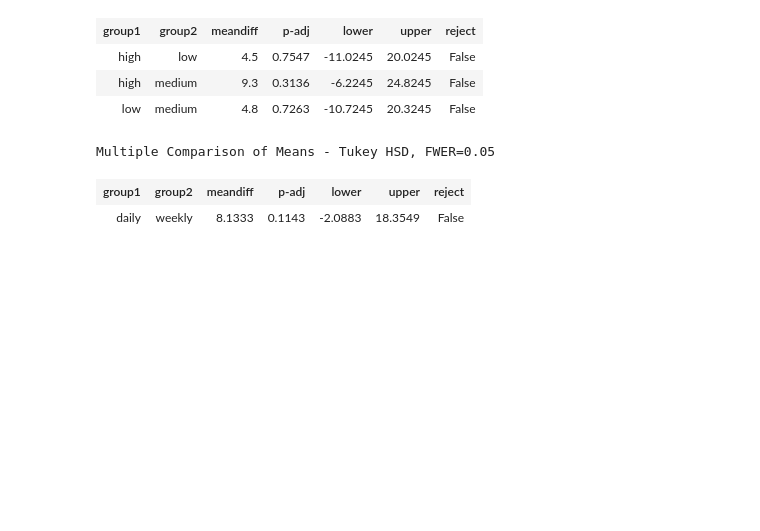
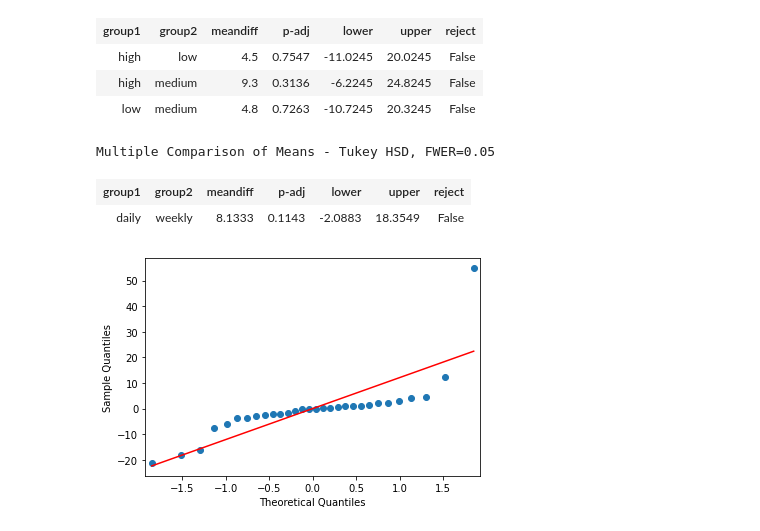
Before and after one commit to ruhanahmad/DataScience, a Jupyter notebook: StatsWithExample/two-wayanova.ipynb, the cells around one changed output. Saved outputs shown, nothing was run; the diff lists cells and outputs as text; code cells hidden in the pictures; blank space fills up the shorter version.

```diff
--- a/StatsWithExample/two-wayanova.ipynb
+++ b/StatsWithExample/two-wayanova.ipynb
@@ -110,3 +110,9 @@ mcresult.summary()
 Multiple Comparison of Means - Tukey HSD, FWER=0.05
 | group1 | group2 | meandiff | p-adj | lower | upper | reject |
 | daily | weekly | 8.1333 | 0.1143 | -2.0883 | 18.3549 | False |
+# %%
+## qq plotting
+res= mod.resid
+fig = sm.qqplot(res,line='s')
+# %% [output]
+[figure, added]
```
Also changed, not shown: 1 other file.
